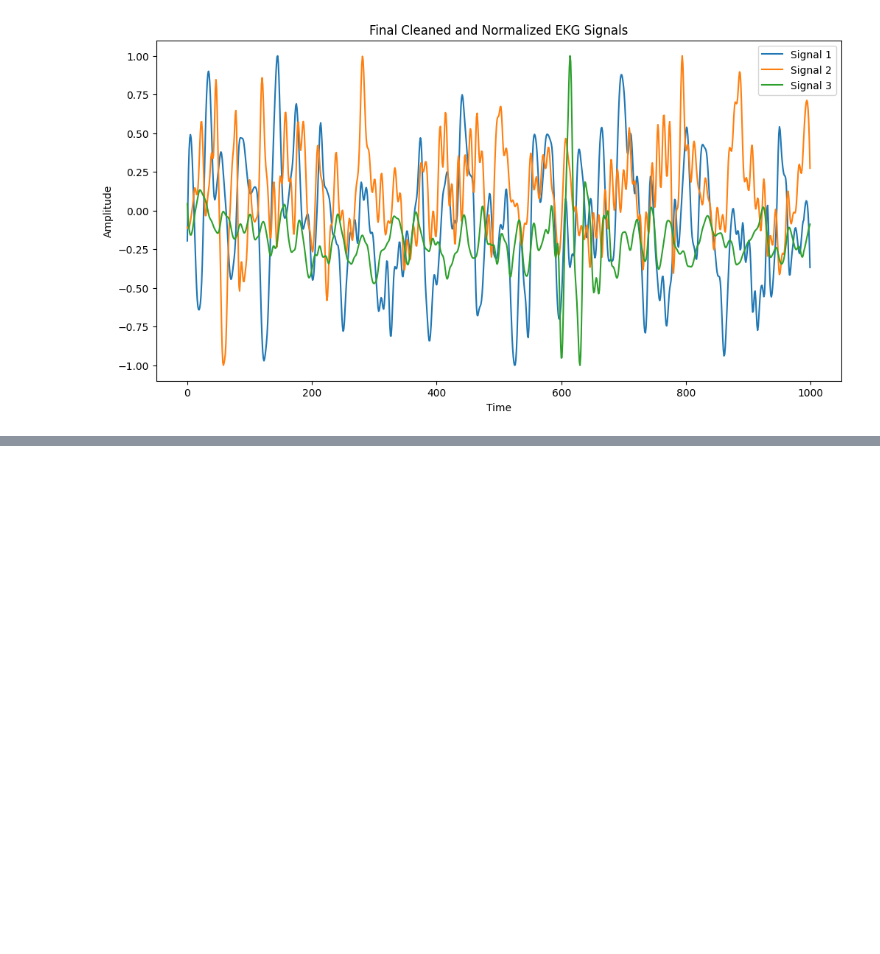
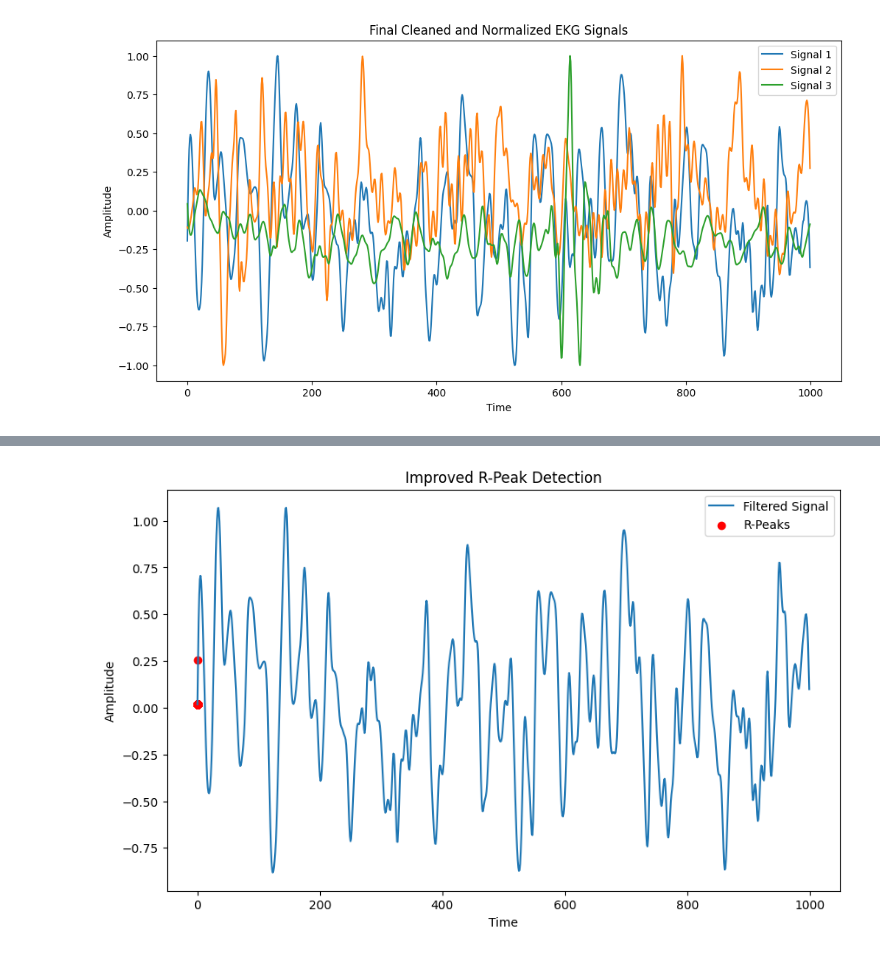
Before and after one commit to mzqan/ekg-signal-processing, a Jupyter notebook: ekg_data_preprocessing.ipynb, the cells around one changed output, grey strips where cells are left out. Drawn from its saved outputs; the diff is of its cells as text; code cells hidden in the pictures; blank space fills up the shorter version.

```diff
--- a/ekg_data_preprocessing.ipynb
+++ b/ekg_data_preprocessing.ipynb
@@ -227,0 +226,28 @@ plt.show()
+# %%
+# filtering: apply bandpass filter (upper and lower cutoff) to remove unwanted noise
+def bandpass_filter(signal, low_cutoff=0.5, high_cutoff=50, fs=360, order=4):
+    nyquist = 0.5 * fs
+    low = low_cutoff / nyquist
+    high = high_cutoff / nyquist
+    b, a = butter(order, [low, high], btype='band')
+    return filtfilt(b, a, signal)
+
+# Filter the signal
+filtered_signal = bandpass_filter(normalized_signals[0], low_cutoff=0.5, high_cutoff=50, fs=360)
+# %%
+import neurokit2 as nk
+import matplotlib.pyplot as plt
+
+# detect r-peaks (QRS complex) of ECG signal
+rpeaks, _ = nk.ecg_peaks(filtered_signal, sampling_rate=360)
+
+plt.figure(figsize=(10, 6))
+plt.plot(filtered_signal, label="Filtered Signal")
+plt.scatter(rpeaks["ECG_R_Peaks"], filtered_signal[rpeaks["ECG_R_Peaks"]], color='red', label="R-Peaks")
+plt.title("Improved R-Peak Detection")
+plt.xlabel("Time")
+plt.ylabel("Amplitude")
+plt.legend()
+plt.show()
+# %% [output]
+[figure, added]
```
Also changed, not shown: parts of 12 cells of this notebook.
